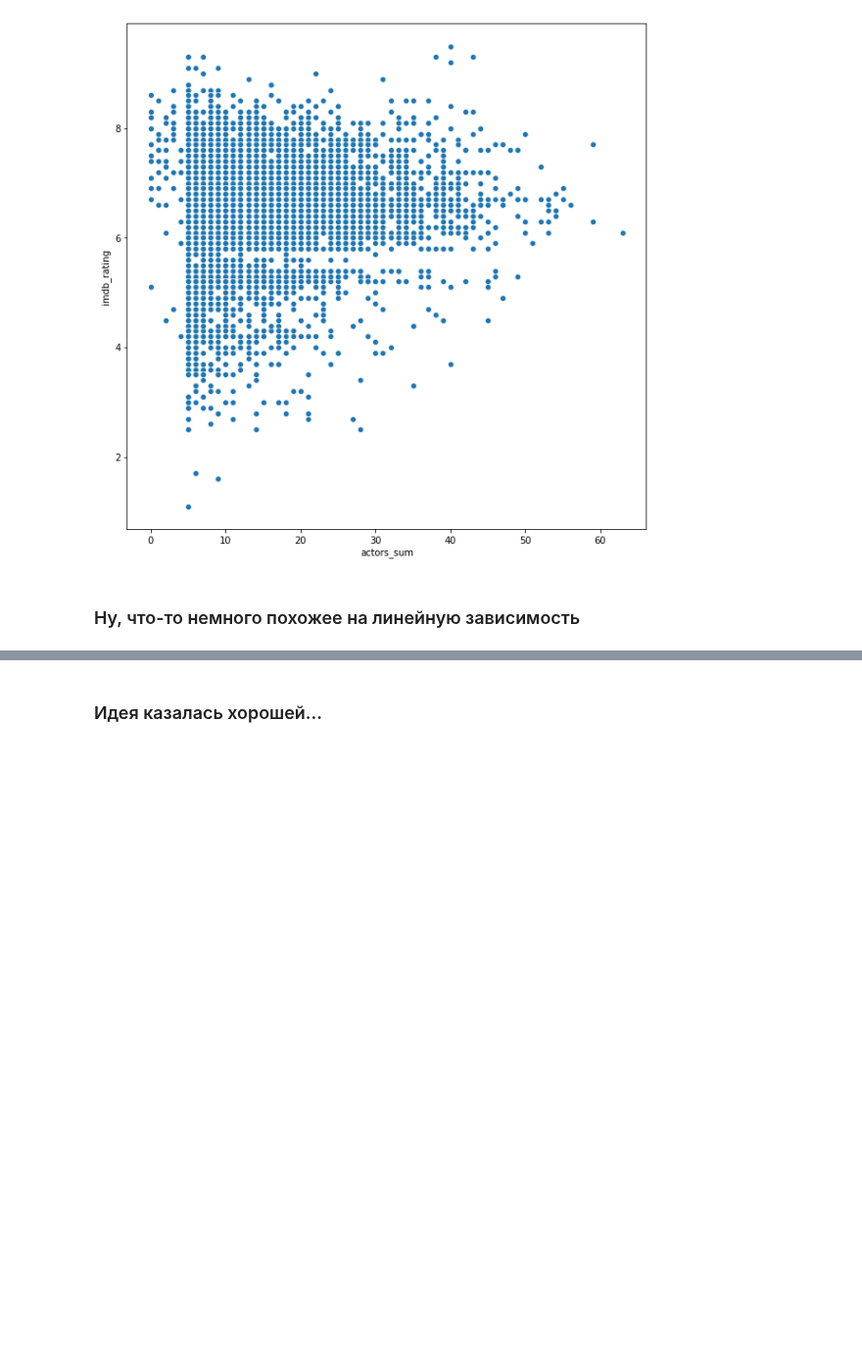
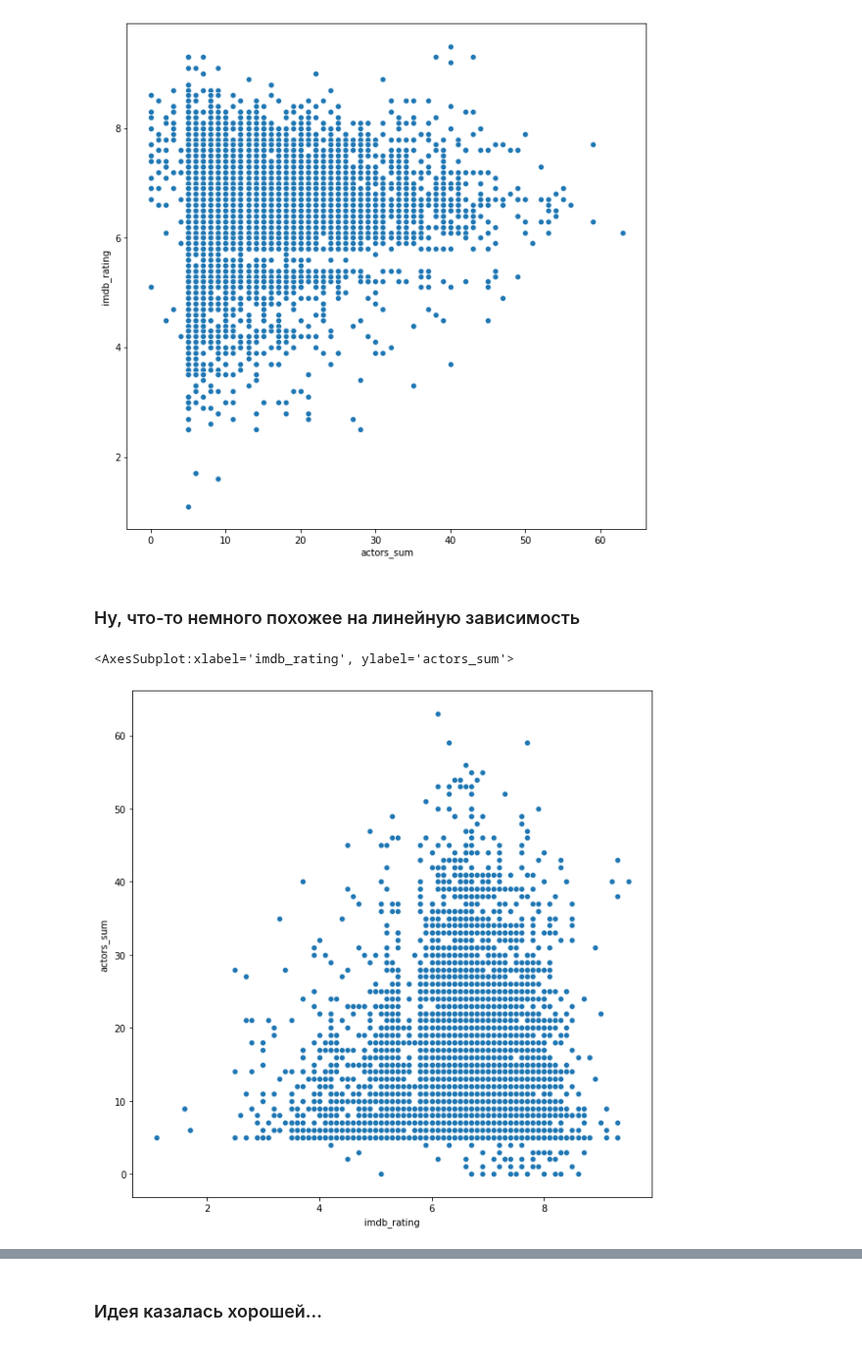
Before and after one commit to TefloniusMonk/intro, a Jupyter notebook: notebooks/parser.ipynb, the cells around one changed output, grey strips where cells are left out. Shown at 98% size. Cells and saved outputs as stored; diff of their text form; code cells hidden in the pictures; blank space fills up the shorter version.

```diff
--- a/notebooks/parser.ipynb
+++ b/notebooks/parser.ipynb
@@ -665,6 +671,12 @@ sns.scatterplot(data=df, y='imdb_rating', x='actors_sum')
 [figure]
 # %% [markdown]
 ### Ну, что-то немного похожее на линейную зависимость
+# %%
+plt.figure(figsize=(10,10))
+sns.scatterplot(data=df, y='actors_sum', x='imdb_rating')
+# %% [output]
+<AxesSubplot:xlabel='imdb_rating', ylabel='actors_sum'>
+[figure, added]
 # %%
 y = df['imdb_rating']
 to_drop = ['imdb_rating', 'kinopoisk_rating','ru_name', 'origin_name', 'id', 'first_5_actors','synopsis',
```
Also changed, not shown: parts of 30 cells of this notebook.
